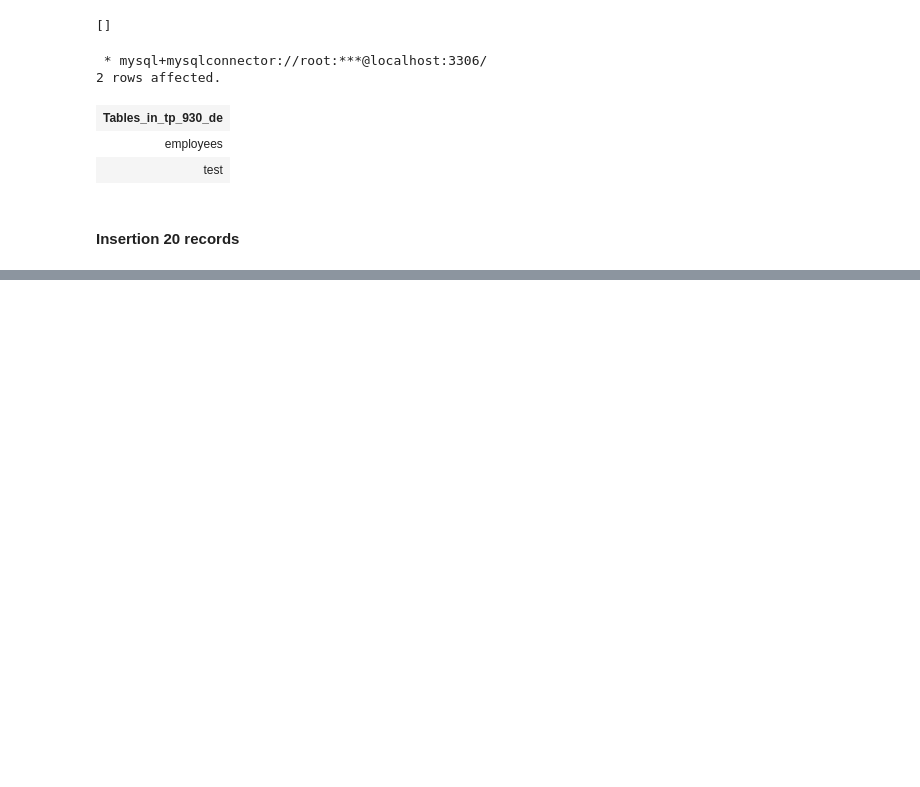
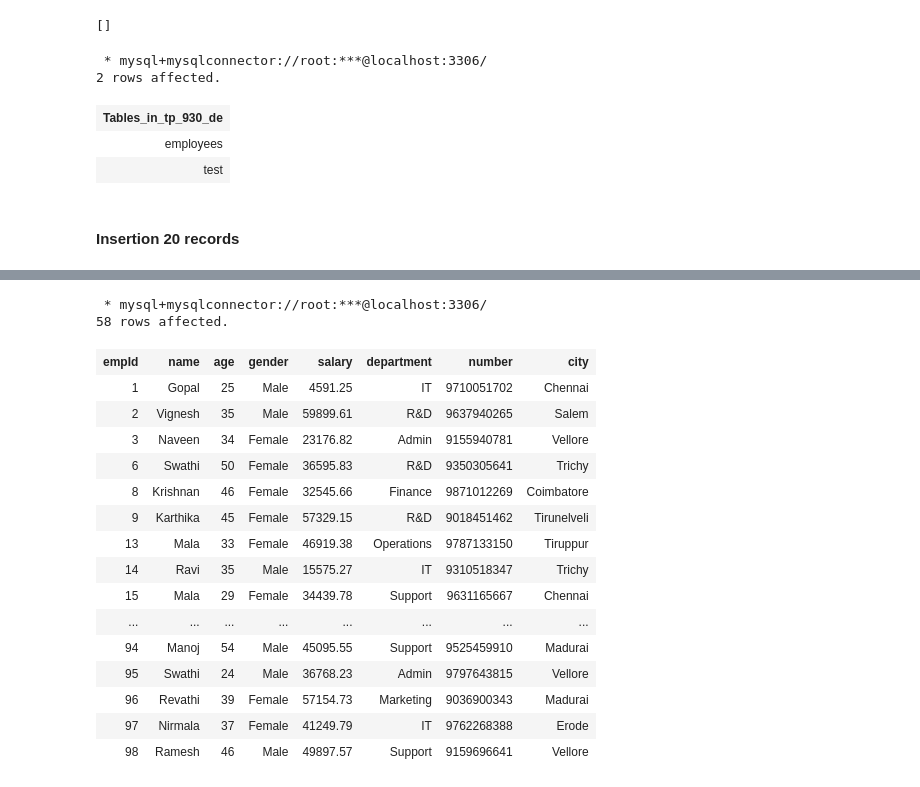
Before and after one commit to karthikeyanm-dev/DE_930_Karthikeyan_Works, a Jupyter notebook: sql-notebook/SQL_CRUD.ipynb, the cells around one changed output, grey strips where cells are left out. Drawn from its saved outputs; the diff is of its cells as text; code cells hidden in the pictures; blank space fills up the shorter version.

```diff
--- a/sql-notebook/SQL_CRUD.ipynb
+++ b/sql-notebook/SQL_CRUD.ipynb
@@ -54,0 +282,25 @@ show tables;
+# %%
+%%sql
+
+select * from
+tp_930_de.employees
+where salary < 60000;
+# %% [output]
+ * mysql+mysqlconnector://root:***@localhost:3306/
+58 rows affected.
+| empId | name | age | gender | salary | department | number | city |
+| 1 | Gopal | 25 | Male | 4591.25 | IT | 9710051702 | Chennai |
+| 2 | Vignesh | 35 | Male | 59899.61 | R&D | 9637940265 | Salem |
+| 3 | Naveen | 34 | Female | 23176.82 | Admin | 9155940781 | Vellore |
+| 6 | Swathi | 50 | Female | 36595.83 | R&D | 9350305641 | Trichy |
+| 8 | Krishnan | 46 | Female | 32545.66 | Finance | 9871012269 | Coimbatore |
+| 9 | Karthika | 45 | Female | 57329.15 | R&D | 9018451462 | Tirunelveli |
+| 13 | Mala | 33 | Female | 46919.38 | Operations | 9787133150 | Tiruppur |
+| 14 | Ravi | 35 | Male | 15575.27 | IT | 9310518347 | Trichy |
+| 15 | Mala | 29 | Female | 34439.78 | Support | 9631165667 | Chennai |
+| ... | ... | ... | ... | ... | ... | ... | ... |
+| 94 | Manoj | 54 | Male | 45095.55 | Support | 9525459910 | Madurai |
+| 95 | Swathi | 24 | Male | 36768.23 | Admin | 9797643815 | Vellore |
+| 96 | Revathi | 39 | Female | 57154.73 | Marketing | 9036900343 | Madurai |
+| 97 | Nirmala | 37 | Female | 41249.79 | IT | 9762268388 | Erode |
+| 98 | Ramesh | 46 | Male | 49897.57 | Support | 9159696641 | Vellore |
```
Also changed, not shown: parts of 17 cells of this notebook, 2 other files.
